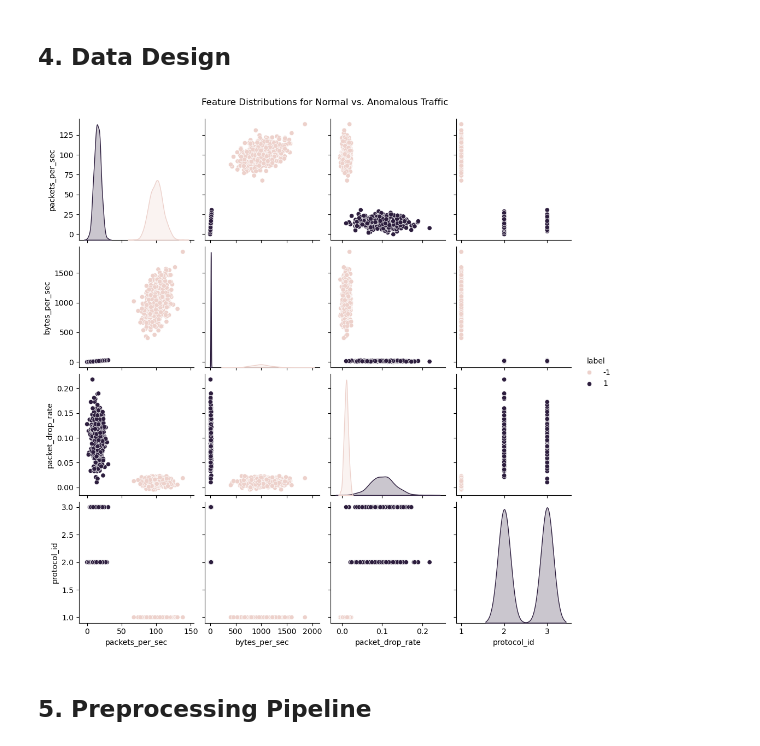
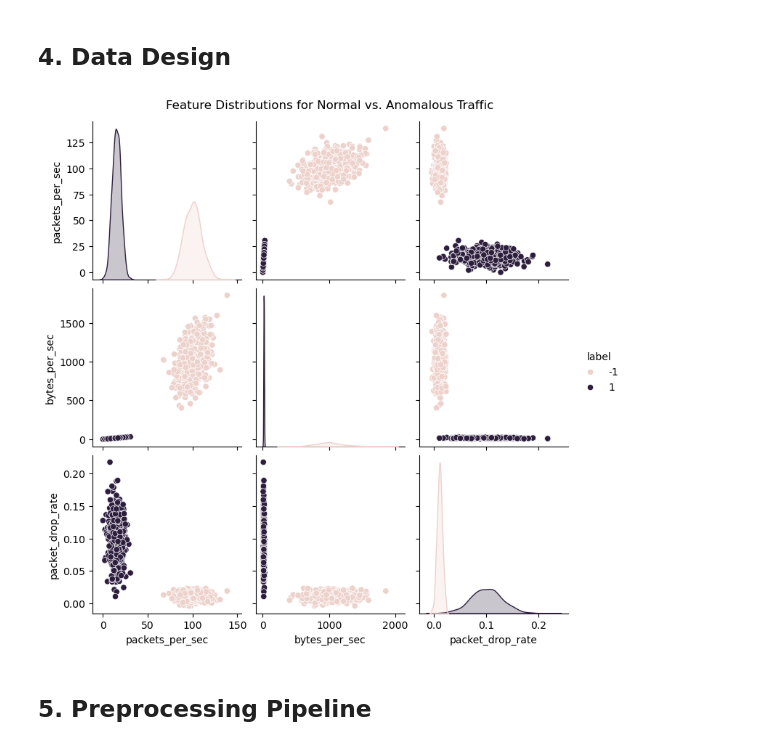
Before and after one commit to kabirarshafidz/SQA-2026-clone, a Jupyter notebook: personal_notebook.ipynb, the cells around one changed output. Saved outputs shown, nothing was run; the diff lists cells and outputs as text; code cells hidden in the pictures.

```diff
--- a/personal_notebook.ipynb
+++ b/personal_notebook.ipynb
@@ -8,39 +8,39 @@ import seaborn as sns
 
 # Reproducibility
 np.random.seed(42)
 
 def generate_network_traffic_data(n_samples=1000, anomaly_ratio=0.5):
     n_anomalous = int(n_samples * anomaly_ratio)
     n_normal = n_samples - n_anomalous
 
     # Normal traffic
     normal_packets = np.random.normal(loc=100, scale=10, size=n_normal)
     normal_bytes = normal_packets * np.random.normal(loc=10, scale=2, size=n_normal)
     normal_drop_rate = np.random.normal(loc=0.01, scale=0.005, size=n_normal)
-    normal_protocol = np.random.choice([1], size=n_normal) # TCP only
+#     normal_protocol = np.random.choice([1], size=n_normal) # TCP only
 
     # Anomalous traffic
     anomaly_packets = np.random.normal(loc=300, scale=40, size=n_anomalous)
     anomaly_bytes = anomaly_packets = np.random.normal(loc=15, scale=5, size=n_anomalous)
     anomaly_drop_rate = np.random.normal(loc=0.1, scale=0.03, size=n_anomalous)
-    anomaly_protocol = np.random.choice([2,3], size=n_anomalous) # sudden protocol change (e.g. UDP, ICMP)
+#     anomaly_protocol = np.random.choice([2,3], size=n_anomalous) # sudden protocol change (e.g. UDP, ICMP)
 
     X = np.vstack([
-        np.column_stack((normal_packets, normal_bytes, normal_drop_rate, normal_protocol)),
-        np.column_stack((anomaly_packets, anomaly_bytes, anomaly_drop_rate, anomaly_protocol))
+        np.column_stack((normal_packets, normal_bytes, normal_drop_rate)),
+        np.column_stack((anomaly_packets, anomaly_bytes, anomaly_drop_rate))
     ])
 
     y = np.array([-1]*n_normal + [1]*n_anomalous)
 
-    return pd.DataFrame(X, columns=["packets_per_sec", "bytes_per_sec", "packet_drop_rate", "protocol_id"]), y
+    return pd.DataFrame(X, columns=["packets_per_sec", "bytes_per_sec", "packet_drop_rate"]), y
 
 X_df, y = generate_network_traffic_data(n_samples=1000, anomaly_ratio=0.5)
 
 sns.pairplot(pd.DataFrame(X_df).assign(label=y), hue="label", diag_kind="kde")
 plt.suptitle("Feature Distributions for Normal vs. Anomalous Traffic", y=1.02)
 plt.show()
 # %% [output]
-[figure, old version]
+[figure, new version]
 # %% [markdown]
 ## 5. Preprocessing Pipeline
 # %%
```
Also changed, not shown: parts of 25 cells of this notebook.
